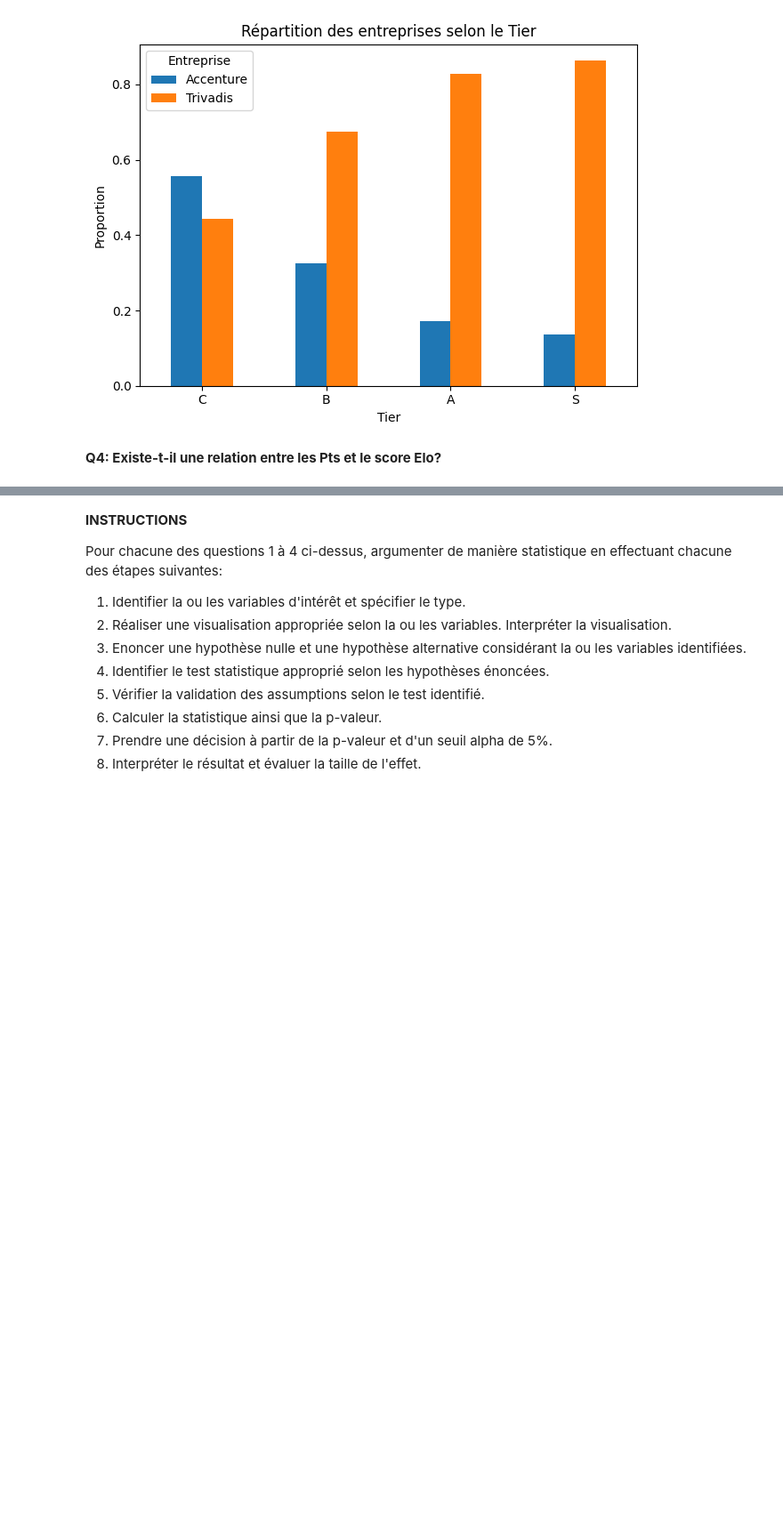
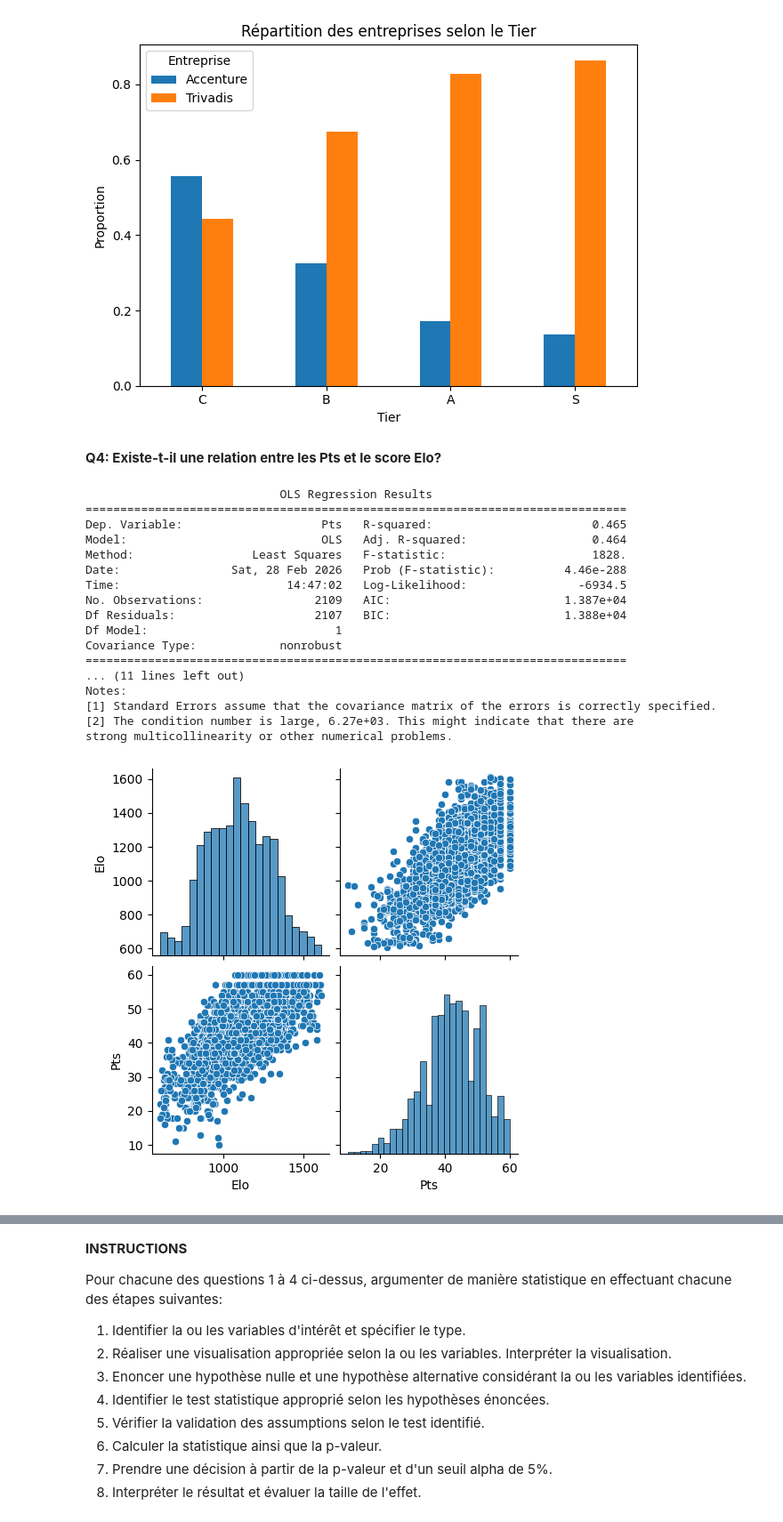
Before and after one commit to eliasdinarica/ProjetAnalyseDonnees, a Jupyter notebook: projet_MK8.ipynb, the cells around one changed output, grey strips where cells are left out. Shown at 89% size. Drawn from its saved outputs; the diff is of its cells as text; code cells hidden in the pictures; blank space fills up the shorter version.

```diff
--- a/projet_MK8.ipynb
+++ b/projet_MK8.ipynb
@@ -129,3 +130,38 @@ plt.show()
 [figure]
 # %% [markdown]
 **Q4: Existe-t-il une relation entre les Pts et le score Elo?**
+# %%
+sns.pairplot(
+    data=data[["Elo", "Pts"]],
+    )
+
+data["Elo"].corr(data["Pts"])
+
+x = data["Elo"]
+y = data["Pts"]
+
+model = sm.OLS(
+    y,
+    sm.add_constant(x)
+)
+model_fit = model.fit()
+print(model_fit.summary())
+# %% [output]
+                            OLS Regression Results
+==============================================================================
+Dep. Variable:                    Pts   R-squared:                       0.465
+Model:                            OLS   Adj. R-squared:                  0.464
+Method:                 Least Squares   F-statistic:                     1828.
+Date:                Sat, 28 Feb 2026   Prob (F-statistic):          4.46e-288
+Time:                        14:47:02   Log-Likelihood:                -6934.5
+No. Observations:                2109   AIC:                         1.387e+04
+Df Residuals:                    2107   BIC:                         1.388e+04
+Df Model:                           1
+Covariance Type:            nonrobust
+==============================================================================
+... (11 lines left out)
+Notes:
+[1] Standard Errors assume that the covariance matrix of the errors is correctly specified.
+[2] The condition number is large, 6.27e+03. This might indicate that there are
+strong multicollinearity or other numerical problems.
+[figure, added]
```
Also changed, not shown: parts of 2 cells of this notebook.
